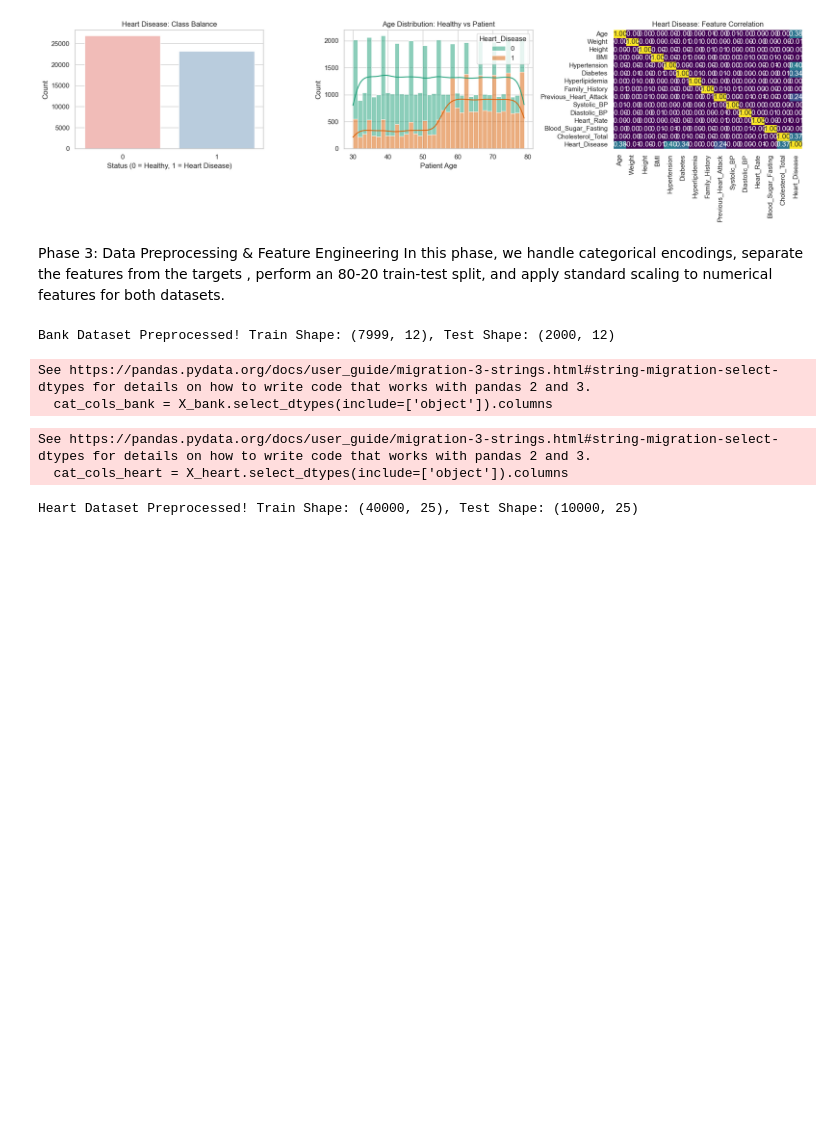
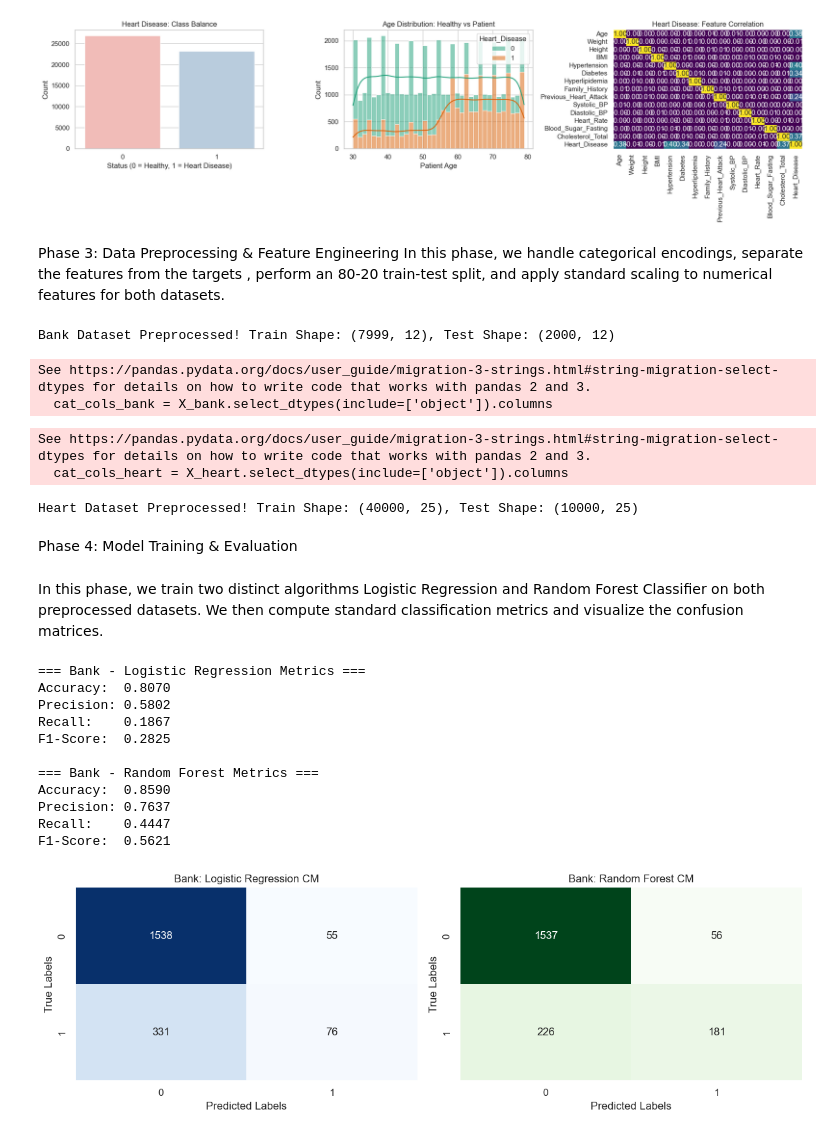
Before and after one commit to maazShahGillani11/betabytez-AI-ML-task2-MuhammadMaazShah, a Jupyter notebook: Model_comparison.ipynb, the cells around one changed output. Drawn from its saved outputs; the diff is of its cells as text; code cells hidden in the pictures; blank space fills up the shorter version.

```diff
--- a/Model_comparison.ipynb
+++ b/Model_comparison.ipynb
@@ -133,3 +134,57 @@ print(f"Heart Dataset Preprocessed! Train Shape: {X_train_heart_scaled.shape}, T
 See https://pandas.pydata.org/docs/user_guide/migration-3-strings.html#string-migration-select-dtypes for details on how to write code that works with pandas 2 and 3.
   cat_cols_heart = X_heart.select_dtypes(include=['object']).columns
 Heart Dataset Preprocessed! Train Shape: (40000, 25), Test Shape: (10000, 25)
+# %% [markdown]
+Phase 4: Model Training & Evaluation
+# %% [markdown]
+In this phase, we train two distinct algorithms Logistic Regression and Random Forest Classifier on both preprocessed datasets. We then compute standard classification metrics and visualize the confusion matrices.
+# %%
+from sklearn.linear_model import LogisticRegression
+from sklearn.ensemble import RandomForestClassifier
+from sklearn.metrics import accuracy_score, precision_score, recall_score, f1_score, confusion_matrix
+
+# Initialize models
+lr_bank = LogisticRegression(max_iter=1000, random_state=42)
+rf_bank = RandomForestClassifier(random_state=42)
+# Train models
+lr_bank.fit(X_train_bank_scaled, y_train_bank)
+rf_bank.fit(X_train_bank_scaled, y_train_bank)
+# Predictions
+y_pred_lr_bank = lr_bank.predict(X_test_bank_scaled)
+y_pred_rf_bank = rf_bank.predict(X_test_bank_scaled)
+# Evaluation helper function
+def evaluate_model_performance(y_true, y_pred, model_name):
+    print(f"=== {model_name} Metrics ===")
+    print(f"Accuracy:  {accuracy_score(y_true, y_pred):.4f}")
+    print(f"Precision: {precision_score(y_true, y_pred):.4f}")
+    print(f"Recall:    {recall_score(y_true, y_pred):.4f}")
+    print(f"F1-Score:  {f1_score(y_true, y_pred):.4f}\n")
+# Print Metrics
+evaluate_model_performance(y_test_bank, y_pred_lr_bank, "Bank - Logistic Regression")
+evaluate_model_performance(y_test_bank, y_pred_rf_bank, "Bank - Random Forest")
+# Confusion Matrices Visualizations
+fig, axes = plt.subplots(1, 2, figsize=(12, 4))
+sns.heatmap(confusion_matrix(y_test_bank, y_pred_lr_bank), annot=True, fmt='d', cmap='Blues', ax=axes[0], cbar=False)
+axes[0].set_title('Bank: Logistic Regression CM')
+axes[0].set_xlabel('Predicted Labels')
+axes[0].set_ylabel('True Labels')
+
+sns.heatmap(confusion_matrix(y_test_bank, y_pred_rf_bank), annot=True, fmt='d', cmap='Greens', ax=axes[1], cbar=False)
+axes[1].set_title('Bank: Random Forest CM')
+axes[1].set_xlabel('Predicted Labels')
+axes[1].set_ylabel('True Labels')
+plt.tight_layout()
+plt.show()
+# %% [output]
+=== Bank - Logistic Regression Metrics ===
+Accuracy:  0.8070
+Precision: 0.5802
+Recall:    0.1867
+F1-Score:  0.2825
+
+=== Bank - Random Forest Metrics ===
+Accuracy:  0.8590
+Precision: 0.7637
+Recall:    0.4447
+F1-Score:  0.5621
+[figure, added]
```
Also changed, not shown: parts of 6 cells of this notebook.
